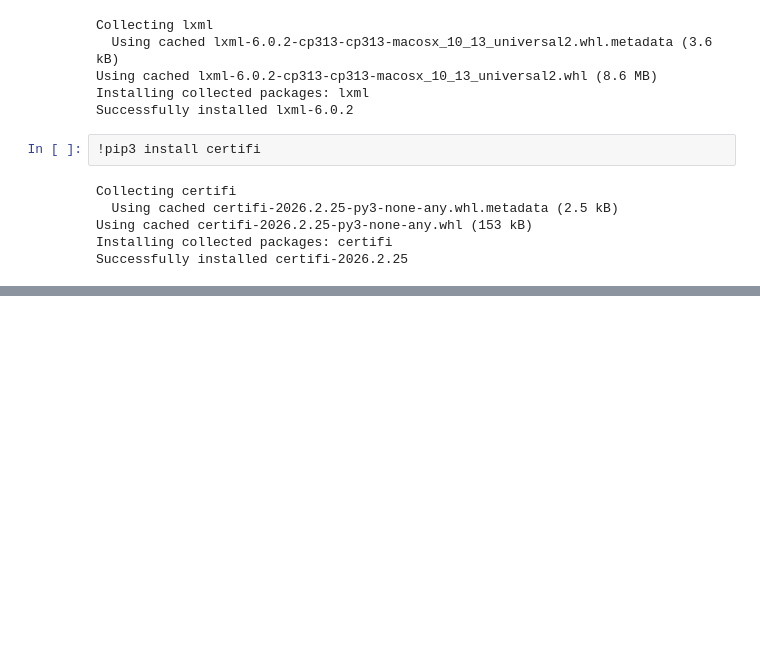
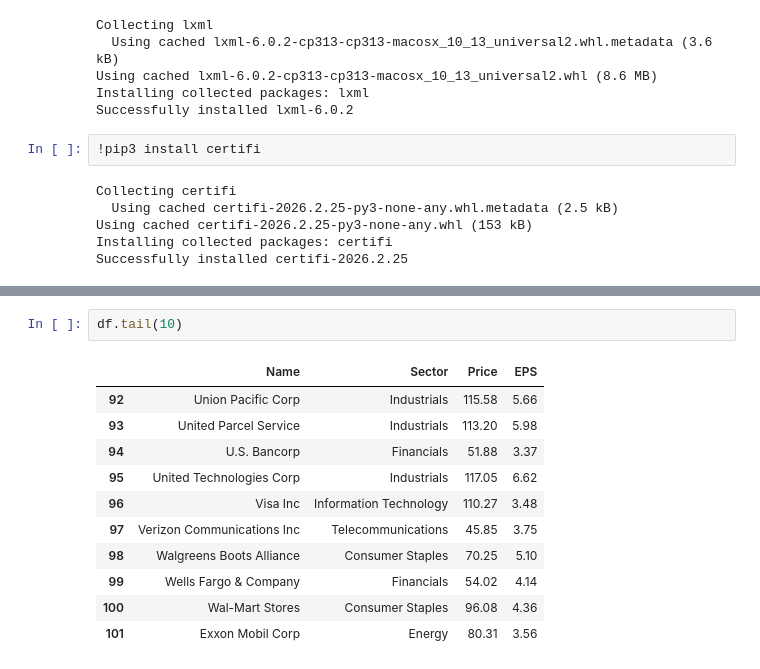
Before and after one commit to sunilsala88/batch36, a Jupyter notebook: 11_pandas/pandas1.ipynb, the cells around one changed output, grey strips where cells are left out. Cells and saved outputs as stored; diff of their text form; blank space fills up the shorter version.

```diff
--- a/11_pandas/pandas1.ipynb
+++ b/11_pandas/pandas1.ipynb
@@ -154,0 +181,14 @@ Successfully installed certifi-2026.2.25
+# %%
+df.tail(10)
+# %% [output]
+|  | Name | Sector | Price | EPS |
+| 92 | Union Pacific Corp | Industrials | 115.58 | 5.66 |
+| 93 | United Parcel Service | Industrials | 113.20 | 5.98 |
+| 94 | U.S. Bancorp | Financials | 51.88 | 3.37 |
+| 95 | United Technologies Corp | Industrials | 117.05 | 6.62 |
+| 96 | Visa Inc | Information Technology | 110.27 | 3.48 |
+| 97 | Verizon Communications Inc | Telecommunications | 45.85 | 3.75 |
+| 98 | Walgreens Boots Alliance | Consumer Staples | 70.25 | 5.10 |
+| 99 | Wells Fargo & Company | Financials | 54.02 | 4.14 |
+| 100 | Wal-Mart Stores | Consumer Staples | 96.08 | 4.36 |
+| 101 | Exxon Mobil Corp | Energy | 80.31 | 3.56 |
```
Also changed, not shown: parts of 6 cells of this notebook.
